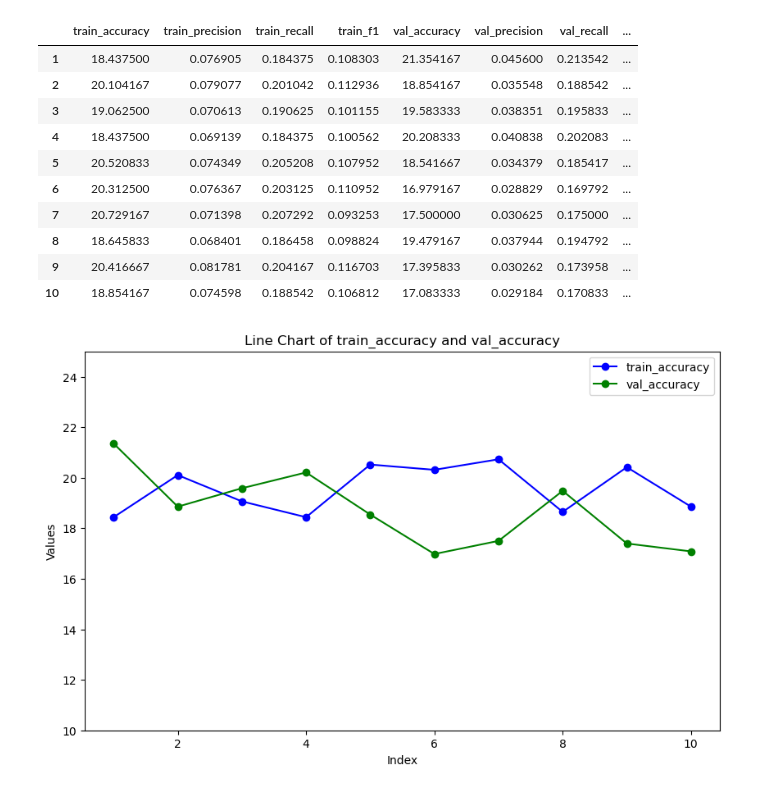
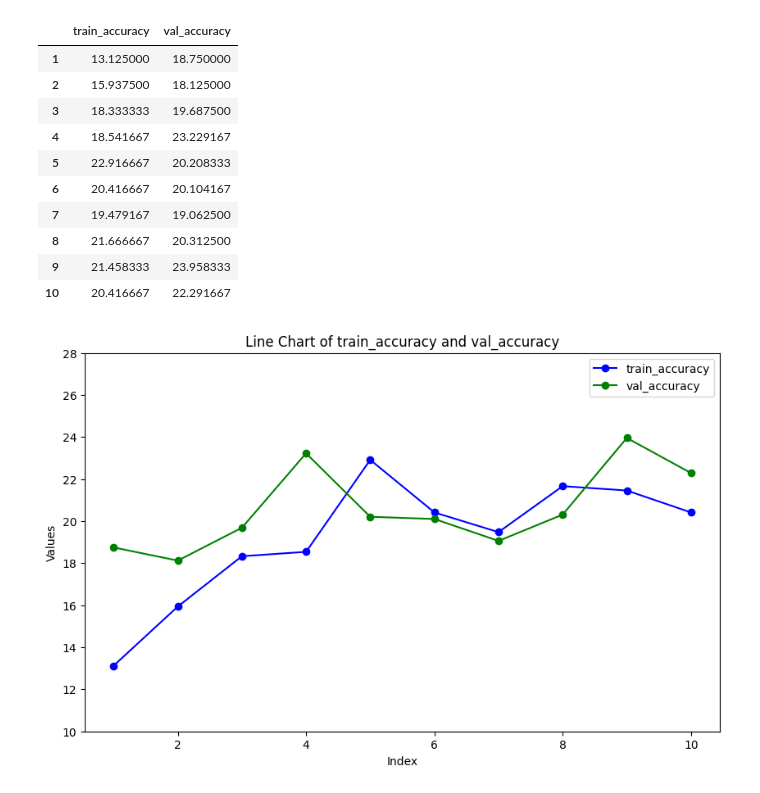
Before and after one commit to SSS-192858/VQA_FinalProject, a Jupyter notebook: PlottingCode.ipynb, the cells around one changed output. Cells and saved outputs as stored; diff of their text form; code cells hidden in the pictures.

Commit message:
Plots added

```diff
--- a/PlottingCode.ipynb
+++ b/PlottingCode.ipynb
@@ -44,3 +44,15 @@ def codeToReadTxtFile(filename):
                 outer_dictionary[epoch_num] = dictionary
 
     return outer_dictionary
+# %%
+def codeToReadTxtFile(filename):
+    outer_dictionary = {}
+    with open(filename, 'r') as file:
+        lines = file.readlines()
+        for i in range(0, len(lines), 2):  # Step 2 to process every other line
+            epoch_num = int(lines[i].split('/')[0].split()[-1])
+            train_accuracy = float(lines[i].split()[-1][:-1])
+            val_accuracy = float(lines[i + 1].split()[-1][:-1])
+
+            outer_dictionary[epoch_num] = {'train_accuracy': train_accuracy, 'val_accuracy': val_accuracy}
+    return outer_dictionary
@@ -56,7 +87,7 @@ def codeToPlot(df, column1, column2, path):
     plt.title(f'Line Chart of {column1} and {column2}')
     plt.xlabel('Index')
     plt.ylabel('Values')
-    plt.ylim(10, 25)
+    plt.ylim(10, 28)
     # Add a legend
     plt.legend()
 
@@ -64,21 +95,21 @@ def codeToPlot(df, column1, column2, path):
     # Show the plot
     plt.show()
 # %%
-df = pd.DataFrame.from_dict(codeToReadTxtFile("WithCoTRM_LORA.txt"), orient='index')
+df = pd.DataFrame.from_dict(codeToReadTxtFile("WithoutCOTRM.txt"), orient='index')
 df
 # %% [output]
-|  | train_accuracy | train_precision | train_recall | train_f1 | val_accuracy | val_precision | val_recall | ... |
-| 1 | 18.437500 | 0.076905 | 0.184375 | 0.108303 | 21.354167 | 0.045600 | 0.213542 | ... |
-| 2 | 20.104167 | 0.079077 | 0.201042 | 0.112936 | 18.854167 | 0.035548 | 0.188542 | ... |
-| 3 | 19.062500 | 0.070613 | 0.190625 | 0.101155 | 19.583333 | 0.038351 | 0.195833 | ... |
-| 4 | 18.437500 | 0.069139 | 0.184375 | 0.100562 | 20.208333 | 0.040838 | 0.202083 | ... |
-| 5 | 20.520833 | 0.074349 | 0.205208 | 0.107952 | 18.541667 | 0.034379 | 0.185417 | ... |
-| 6 | 20.312500 | 0.076367 | 0.203125 | 0.110952 | 16.979167 | 0.028829 | 0.169792 | ... |
-| 7 | 20.729167 | 0.071398 | 0.207292 | 0.093253 | 17.500000 | 0.030625 | 0.175000 | ... |
-| 8 | 18.645833 | 0.068401 | 0.186458 | 0.098824 | 19.479167 | 0.037944 | 0.194792 | ... |
-| 9 | 20.416667 | 0.081781 | 0.204167 | 0.116703 | 17.395833 | 0.030262 | 0.173958 | ... |
-| 10 | 18.854167 | 0.074598 | 0.188542 | 0.106812 | 17.083333 | 0.029184 | 0.170833 | ... |
+|  | train_accuracy | val_accuracy |
+| 1 | 13.125000 | 18.750000 |
+| 2 | 15.937500 | 18.125000 |
+| 3 | 18.333333 | 19.687500 |
+| 4 | 18.541667 | 23.229167 |
+| 5 | 22.916667 | 20.208333 |
+| 6 | 20.416667 | 20.104167 |
+| 7 | 19.479167 | 19.062500 |
+| 8 | 21.666667 | 20.312500 |
+| 9 | 21.458333 | 23.958333 |
+| 10 | 20.416667 | 22.291667 |
 # %%
-codeToPlot(df, 'train_accuracy', 'val_accuracy', 'demo.png')
+codeToPlot(df, 'train_accuracy', 'val_accuracy', 'accuracy_plot_WithoutCOTRM.png')
 # %% [output]
-[figure, old version]
+[figure, new version]
```
Also changed, not shown: parts of 2 cells of this notebook, 7 other files.
